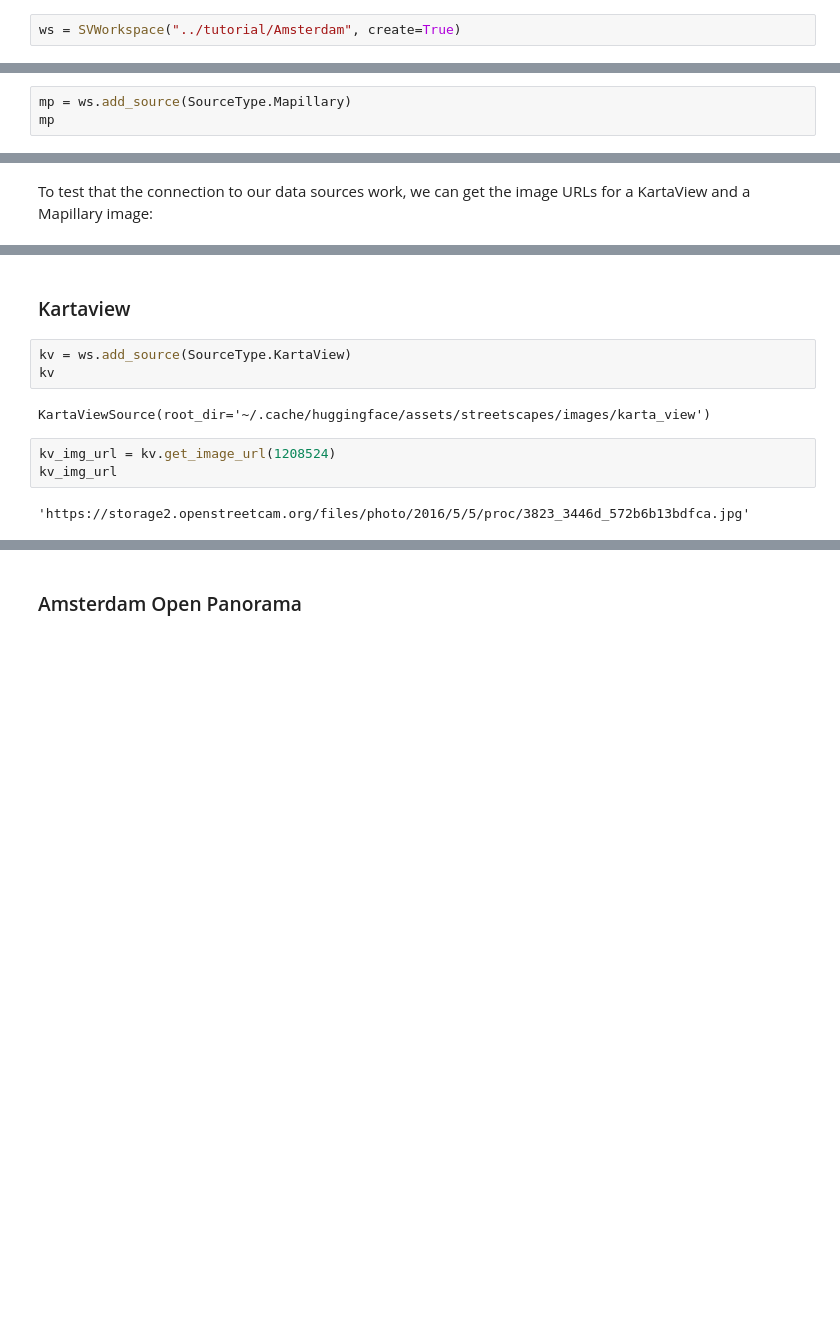
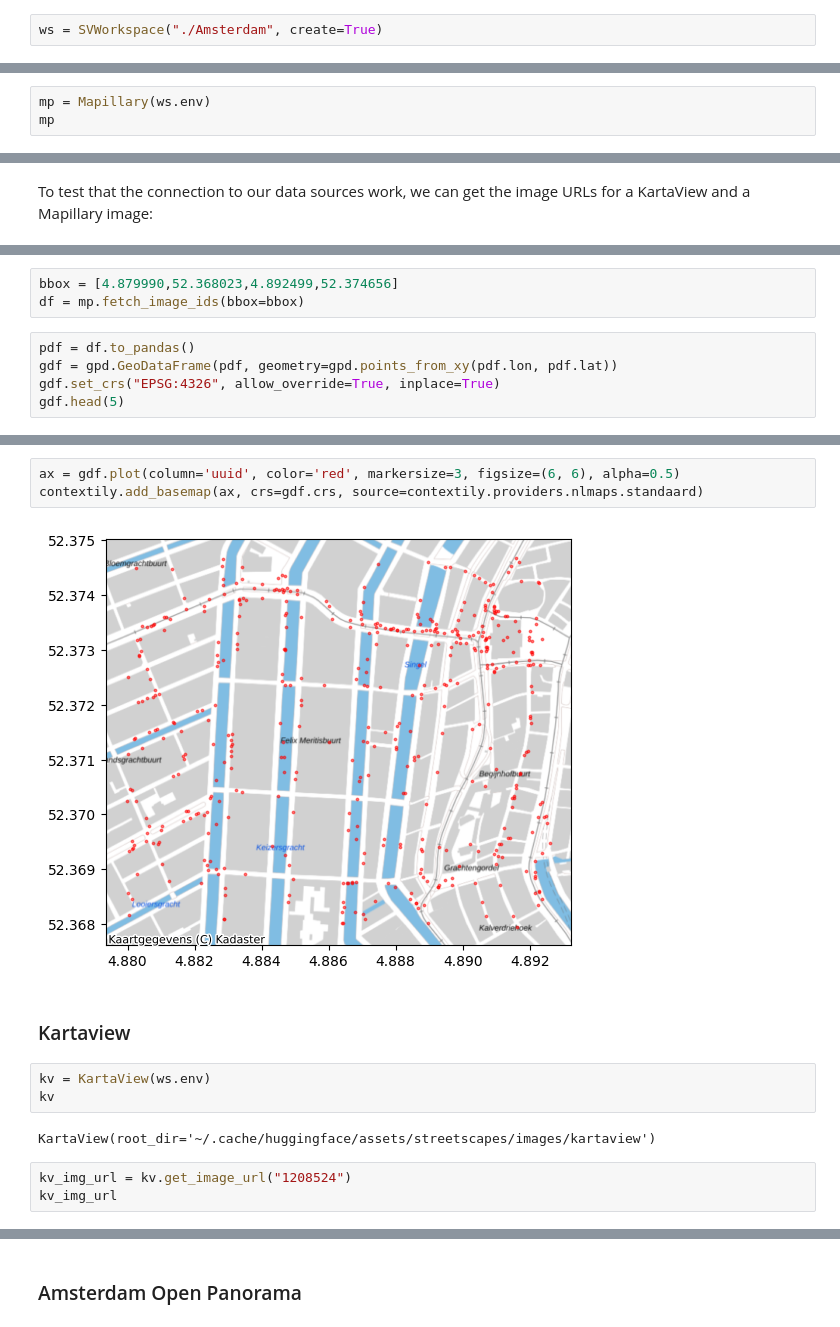
Before and after one commit to Urban-M4/streetscapes, a Jupyter notebook: docs/examples/use_data_sources.ipynb, the cells around one changed output, grey strips where cells are left out. Cells and saved outputs as stored; diff of their text form; blank space fills up the shorter version.

Commit message:
Add up to date example for each data source

```diff
--- a/docs/examples/use_data_sources.ipynb
+++ b/docs/examples/use_data_sources.ipynb
@@ -17,9 +20,9 @@ from streetscapes.sources import SourceType
 from streetscapes.streetview import SVWorkspace
 # %%
-ws = SVWorkspace("../tutorial/Amsterdam", create=True)
+ws = SVWorkspace("./Amsterdam", create=True)
 # %% [markdown]
 ### Mapillary
 # %%
-mp = ws.add_source(SourceType.Mapillary)
+mp = Mapillary(ws.env)
 mp
 # %% [output]
@@ -33,0 +37,8 @@ mp_img_url
+# %%
+bbox = [4.879990,52.368023,4.892499,52.374656]
+df = mp.fetch_image_ids(bbox=bbox)
+# %%
+pdf = df.to_pandas()
+gdf = gpd.GeoDataFrame(pdf, geometry=gpd.points_from_xy(pdf.lon, pdf.lat))
+gdf.set_crs("EPSG:4326", allow_override=True, inplace=True)
+gdf.head(5)
@@ -34,12 +53,15 @@ mp_img_url
+# %%
+ax = gdf.plot(column='uuid', color='red', markersize=3, figsize=(6, 6), alpha=0.5)
+contextily.add_basemap(ax, crs=gdf.crs, source=contextily.providers.nlmaps.standaard)
+# %% [output]
+[figure, added]
 # %% [markdown]
 ### Kartaview
 # %%
-kv = ws.add_source(SourceType.KartaView)
+kv = KartaView(ws.env)
 kv
 # %% [output]
-KartaViewSource(root_dir='~/.cache/huggingface/assets/streetscapes/images/karta_view')
+KartaView(root_dir='~/.cache/huggingface/assets/streetscapes/images/kartaview')
 # %%
-kv_img_url = kv.get_image_url(1208524)
+kv_img_url = kv.get_image_url("1208524")
 kv_img_url
-# %% [output]
-'https://storage2.openstreetcam.org/files/photo/2016/5/5/proc/3823_3446d_572b6b13bdfca.jpg'
```
Also changed, not shown: parts of 11 cells of this notebook.
